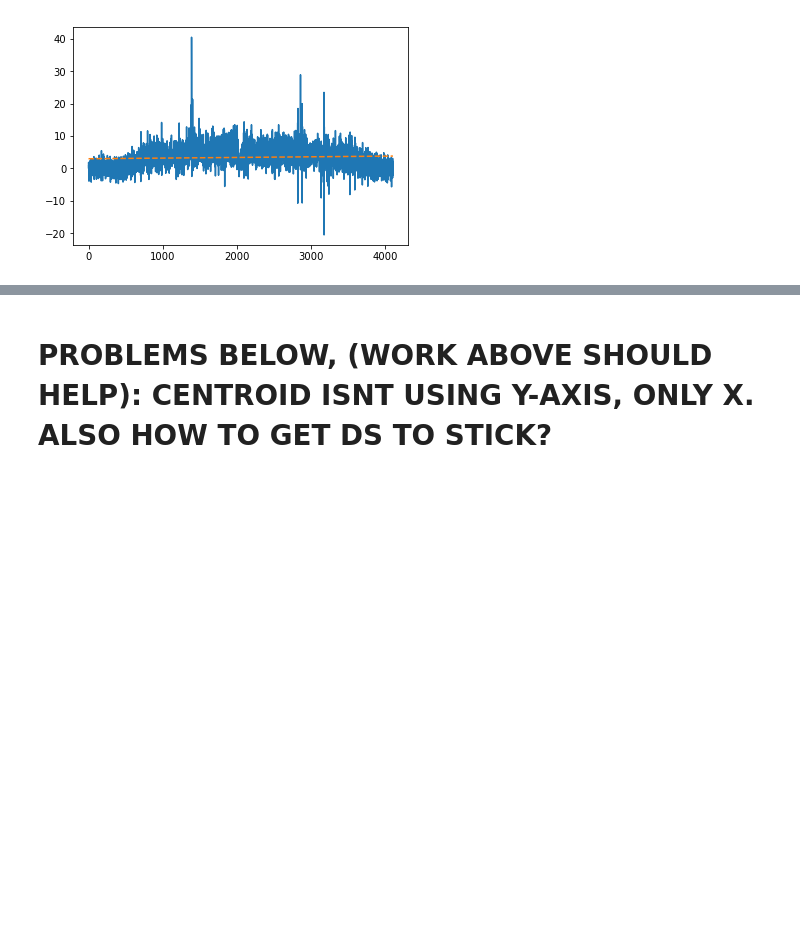
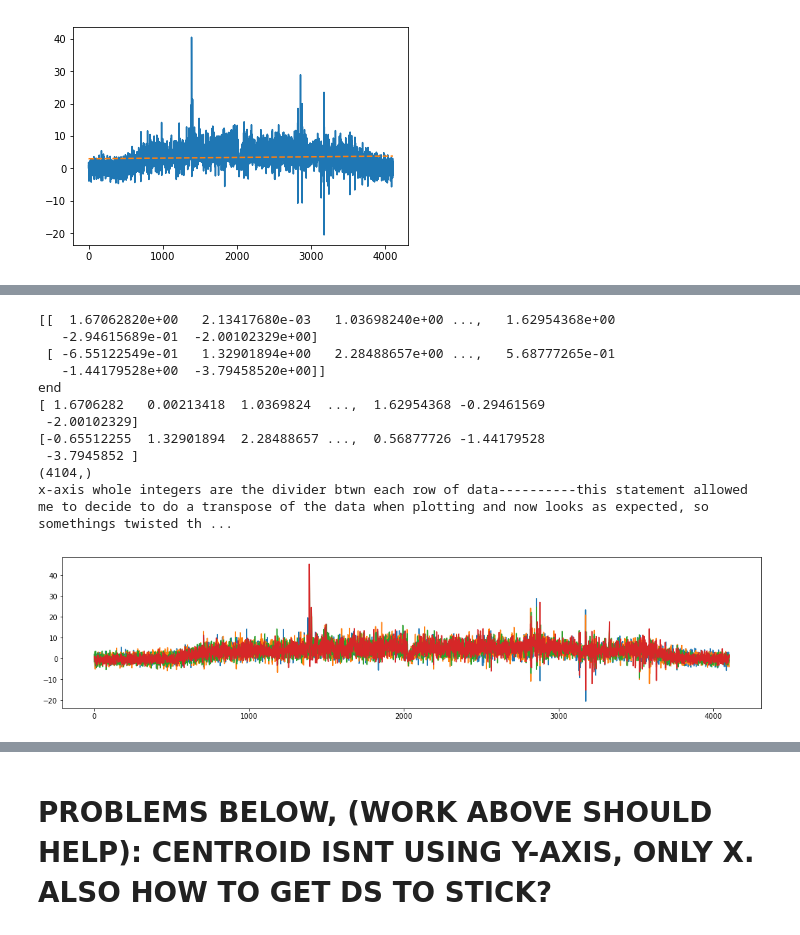
Before and after one commit to deerow22/data_reduction_scrap, a Jupyter notebook: Rotation Curve for Catch 22.ipynb, the cells around one changed output, grey strips where cells are left out. Cells and saved outputs as stored; diff of their text form; code cells hidden in the pictures; blank space fills up the shorter version.

```diff
--- a/Rotation Curve for Catch 22.ipynb
+++ b/Rotation Curve for Catch 22.ipynb
@@ -641,0 +655,29 @@ this is clearly an over subtraction, but how to fix???
+# %%
+#good
+#testing for below - keep this cell it informs the transpose
+
+
+testd = flux_data[80:82]
+#testda = testd[80]
+#testda = te
+plt.figure(figsize=(18,4))
+plt.plot(flux_data[80:84].T)
+print(flux_data[80:82])
+print('end')
+for i in flux_data[80:82]:
+    print(i)
+print(np.shape(i))
+print('x-axis whole integers are the divider btwn each row of data----------this statement allowed me to decide to do a transpose of the data when plotting and now looks as expected, so somethings twisted the data orientation')
+# %% [output]
+[[  1.67062820e+00   2.13417680e-03   1.03698240e+00 ...,   1.62954368e+00
+   -2.94615689e-01  -2.00102329e+00]
+ [ -6.55122549e-01   1.32901894e+00   2.28488657e+00 ...,   5.68777265e-01
+   -1.44179528e+00  -3.79458520e+00]]
+end
+[ 1.6706282   0.00213418  1.0369824  ...,  1.62954368 -0.29461569
+ -2.00102329]
+[-0.65512255  1.32901894  2.28488657 ...,  0.56877726 -1.44179528
+ -3.7945852 ]
+(4104,)
+x-axis whole integers are the divider btwn each row of data----------this statement allowed me to decide to do a transpose of the data when plotting and now looks as expected, so somethings twisted th ...
+[figure, added]
```
Also changed, not shown: parts of 17 cells of this notebook.
